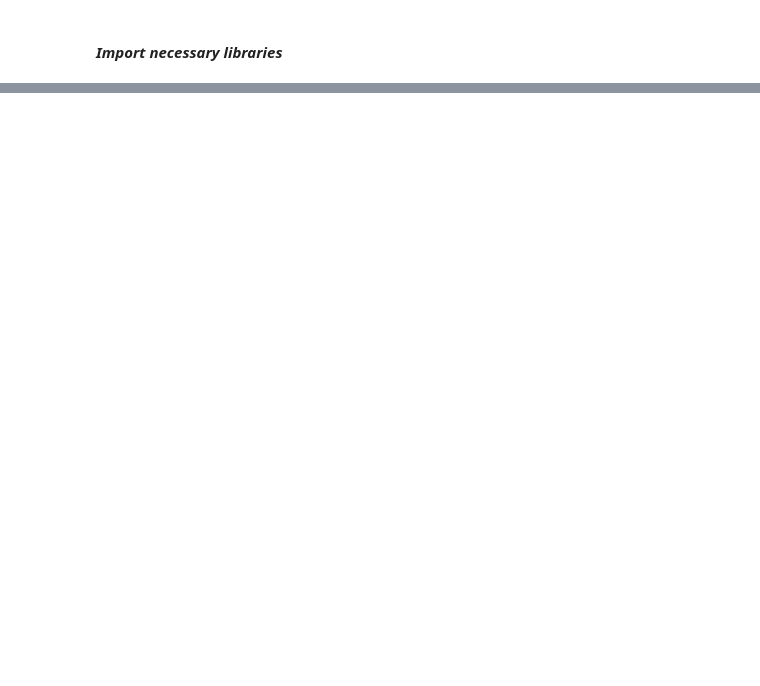
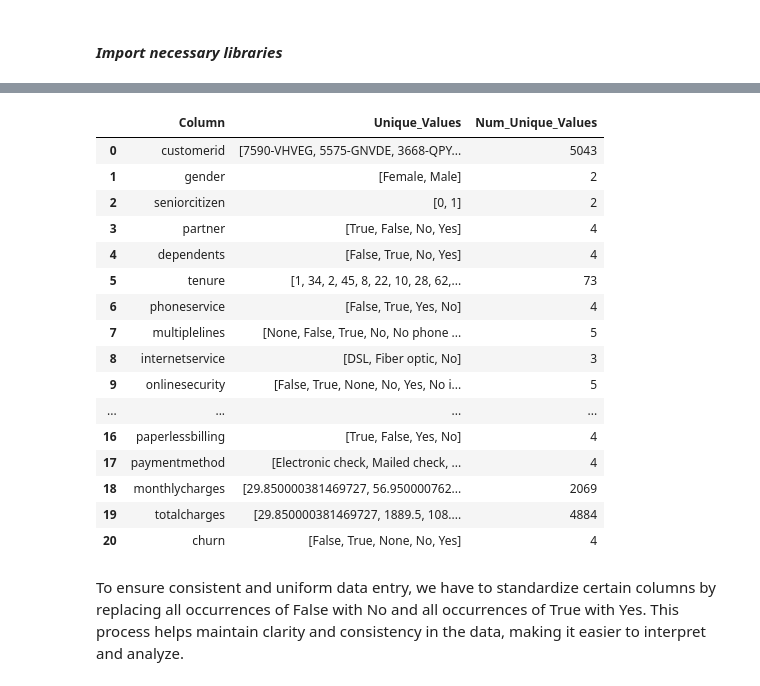
Before and after one commit to heldana30/Customer_Churn_Prediction, a Jupyter notebook: customer_churn_prediction.ipynb, the cells around one changed output, grey strips where cells are left out. Saved outputs shown, nothing was run; the diff lists cells and outputs as text; code cells hidden in the pictures; blank space fills up the shorter version.

```diff
--- a/customer_churn_prediction.ipynb
+++ b/customer_churn_prediction.ipynb
@@ -59,0 +155,4 @@ Churn analysis represents a strategic initiative aimed at leveraging data-driven
+# %%
+# Sql query to get the 2020 data
+query = "Select * FROM LP2_Telco_churn_first_3000"
+First_Dataset = pd.read_sql(query, connection)
@@ -59,0 +194,3 @@ Churn analysis represents a strategic initiative aimed at leveraging data-driven
+# %%
+# Loading the second dataset into the notebook
+Second_Dataset = pd.read_csv(r"DataSets/LP2_Telco-churn-second-2000.csv")
@@ -59,0 +332,44 @@ Churn analysis represents a strategic initiative aimed at leveraging data-driven
+# %%
+#Checking  for unique values in all the columns
+cols= [ 'customerid', 'gender', 'seniorcitizen', 'partner', 'dependents',
+       'tenure', 'phoneservice', 'multiplelines', 'internetservice',
+       'onlinesecurity', 'onlinebackup', 'deviceprotection', 'techsupport',
+       'streamingtv', 'streamingmovies', 'contract', 'paperlessbilling',
+       'paymentmethod', 'monthlycharges', 'totalcharges', 'churn']
+
+
+results = []
+
+for i in cols:
+
+    unique_values = train_df[i].unique()
+    num_unique_values = train_df[i].nunique()
+
+
+    results.append([i, unique_values, num_unique_values])
+
+
+results_df = pd.DataFrame(results, columns=['Column', 'Unique_Values', 'Num_Unique_Values'])
+
+
+results_df
+# %% [output]
+|  | Column | Unique_Values | Num_Unique_Values |
+| 0 | customerid | [7590-VHVEG, 5575-GNVDE, 3668-QPY... | 5043 |
+| 1 | gender | [Female, Male] | 2 |
+| 2 | seniorcitizen | [0, 1] | 2 |
+| 3 | partner | [True, False, No, Yes] | 4 |
+| 4 | dependents | [False, True, No, Yes] | 4 |
+| 5 | tenure | [1, 34, 2, 45, 8, 22, 10, 28, 62,... | 73 |
+| 6 | phoneservice | [False, True, Yes, No] | 4 |
+| 7 | multiplelines | [None, False, True, No, No phone ... | 5 |
+| 8 | internetservice | [DSL, Fiber optic, No] | 3 |
+| 9 | onlinesecurity | [False, True, None, No, Yes, No i... | 5 |
+| ... | ... | ... | ... |
+| 16 | paperlessbilling | [True, False, Yes, No] | 4 |
+| 17 | paymentmethod | [Electronic check, Mailed check, ... | 4 |
+| 18 | monthlycharges | [29.850000381469727, 56.950000762... | 2069 |
+| 19 | totalcharges | [29.850000381469727, 1889.5, 108.... | 4884 |
+| 20 | churn | [False, True, None, No, Yes] | 4 |
+# %% [markdown]
+To ensure consistent and uniform data entry, we have to standardize certain columns by replacing all occurrences of False with No and all occurrences of True with Yes. This process helps maintain clarity and consistency in the data, making it easier to interpret and analyze.
```
Also changed, not shown: parts of 40 cells of this notebook, 3 other files.
